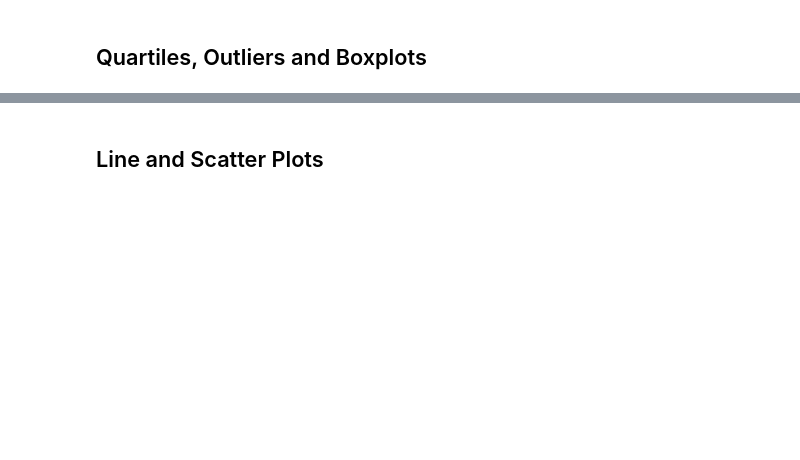
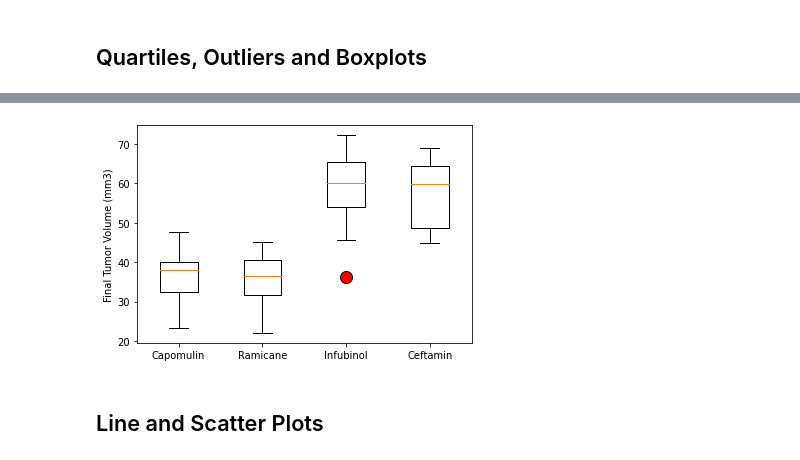
Before and after one commit to StephenTrella/MatPlotLibChallenge, a Jupyter notebook: pymaceuticals_starter.ipynb, the cells around one changed output, grey strips where cells are left out. Saved outputs shown, nothing was run; the diff lists cells and outputs as text; code cells hidden in the pictures; blank space fills up the shorter version.

```diff
--- a/pymaceuticals_starter.ipynb
+++ b/pymaceuticals_starter.ipynb
@@ -206,22 +210,50 @@ plt.tight_layout()
 
 # Start by getting the last (greatest) timepoint for each mouse
 
+Timepoint_df=Clean_data.groupby(["Mouse ID"]).max()
+
+Timepoint_df=Timepoint_df.reset_index()
 
 # Merge this group df with the original dataframe to get the tumor volume at the last timepoint
+
+Merge_df = Timepoint_df[["Mouse ID", "Timepoint"]].merge(Clean_data, on=["Mouse ID", "Timepoint"], how="left")
+
+
+Capomulin_df= Merge_df.loc[Merge_df["Drug Regimen"]=="Capomulin"]["Tumor Volume (mm3)"]
+
+Ramicane_df= Merge_df.loc[Merge_df["Drug Regimen"]=="Ramicane"]["Tumor Volume (mm3)"]
+
+Infubinol_df= Merge_df.loc[Merge_df["Drug Regimen"]=="Infubinol"]["Tumor Volume (mm3)"]
+
+Ceftamin_df= Merge_df.loc[Merge_df["Drug Regimen"]=="Ceftamin"]["Tumor Volume (mm3)"]
 # %%
 # Put treatments into a list for for loop (and later for plot labels)
 
-
 # Create empty list to fill with tumor vol data (for plotting)
-
 
 # Calculate the IQR and quantitatively determine if there are any potential outliers.
 
+# Locate the rows which contain mice on each drug and get the tumor volumes
+# add subset
 
-    # Locate the rows which contain mice on each drug and get the tumor volumes
+Capomulin_df= Merge_df.loc[Merge_df["Drug Regimen"]=="Capomulin"]["Tumor Volume (mm3)"]
 
+Ramicane_df= Merge_df.loc[Merge_df["Drug Regimen"]=="Ramicane"]["Tumor Volume (mm3)"]
 
-    # add subset
+Infubinol_df= Merge_df.loc[Merge_df["Drug Regimen"]=="Infubinol"]["Tumor Volume (mm3)"]
 
+Ceftamin_df= Merge_df.loc[Merge_df["Drug Regimen"]=="Ceftamin"]["Tumor Volume (mm3)"]
 
-    # Determine outliers using upper and lower bounds
+ # Determine outliers using upper and lower bounds
+
+Drugs=[Capomulin_df, Ramicane_df, Infubinol_df, Ceftamin_df]
+
+for drug in Drugs:
+    quartiles = drug.quantile([.25,.5,.75])
+    lowerq = quartiles[0.25]
+    upperq = quartiles[0.75]
+    iqr = upperq-lowerq
+    lower_bound = lowerq - (1.5*iqr)
+    upper_bound = upperq + (1.5*iqr)
+    print("------------------------")
+    print(f"Potential Outliers :{drug.loc[(drug<lower_bound)|(drug> upper_bound)]}")
@@ -228,5 +270,11 @@ plt.tight_layout()
 # %%
 # Generate a box plot of the final tumor volume of each mouse across four regimens of interest
+orange=dict(markerfacecolor="red", markersize=12)
+plt.boxplot(Drugs, labels=["Capomulin", "Ramicane", "Infubinol", "Ceftamin"],flierprops=orange)
+plt.ylabel("Final Tumor Volume (mm3)")
+plt.show()
+# %% [output]
+[figure, added]
 # %% [markdown]
 ## Line and Scatter Plots
 # %%
```
Also changed, not shown: parts of 8 cells of this notebook.
